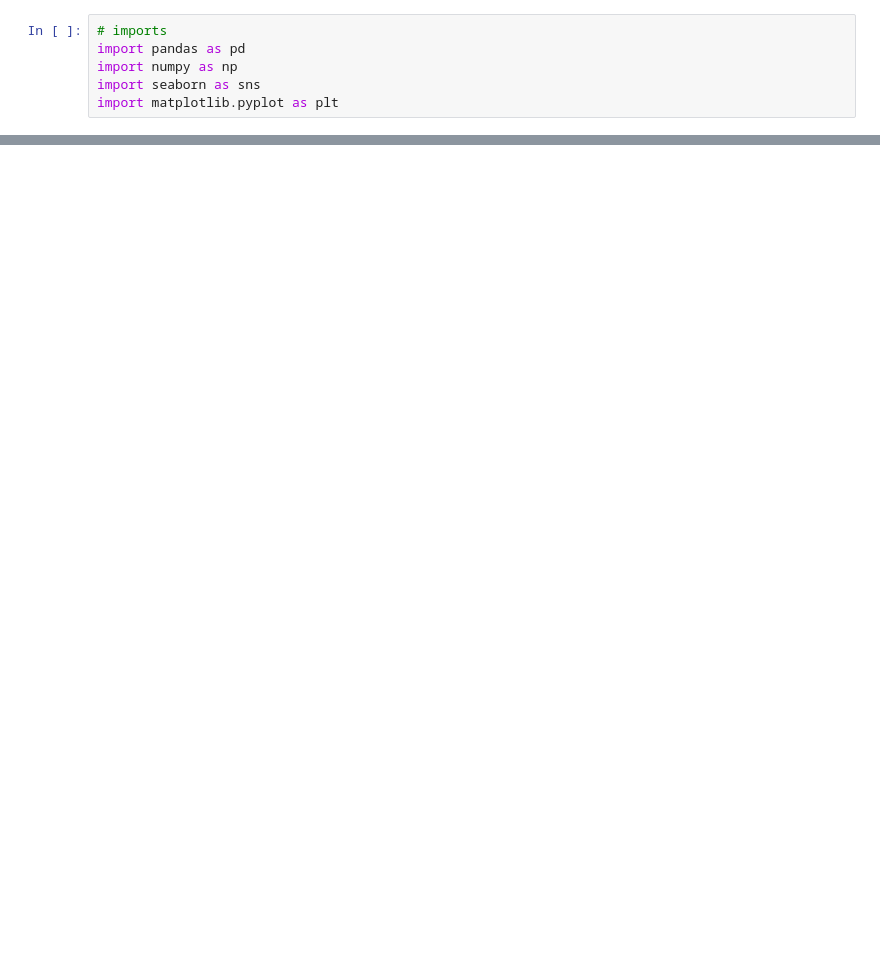
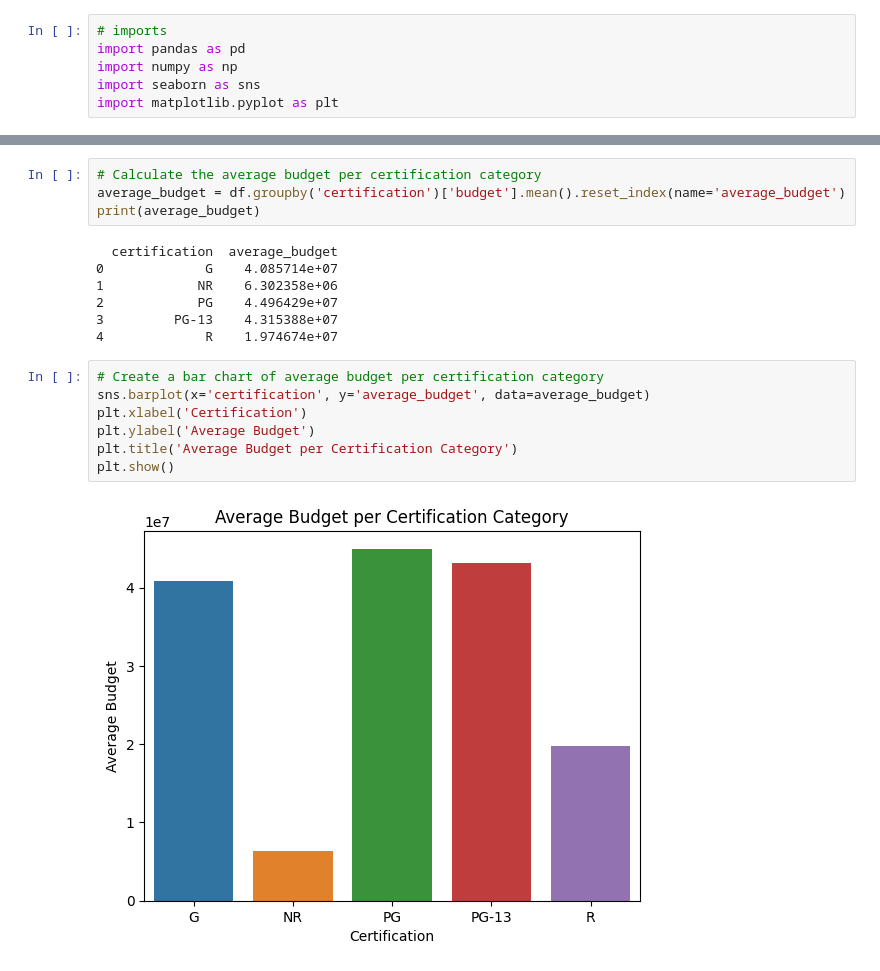
Before and after one commit to AbigailBojorquez/Project-3, a Jupyter notebook: Project 3 part 2 EDA.ipynb, the cells around one changed output, grey strips where cells are left out. Saved outputs shown, nothing was run; the diff lists cells and outputs as text; blank space fills up the shorter version.

```diff
--- a/Project 3 part 2 EDA.ipynb
+++ b/Project 3 part 2 EDA.ipynb
@@ -38,0 +94,20 @@ memory usage: 131.8+ KB
+# %%
+# Calculate the average budget per certification category
+average_budget = df.groupby('certification')['budget'].mean().reset_index(name='average_budget')
+print(average_budget)
+# %% [output]
+  certification  average_budget
+0             G    4.085714e+07
+1            NR    6.302358e+06
+2            PG    4.496429e+07
+3         PG-13    4.315388e+07
+4             R    1.974674e+07
+# %%
+# Create a bar chart of average budget per certification category
+sns.barplot(x='certification', y='average_budget', data=average_budget)
+plt.xlabel('Certification')
+plt.ylabel('Average Budget')
+plt.title('Average Budget per Certification Category')
+plt.show()
+# %% [output]
+[figure, added]
```
Also changed, not shown: parts of 11 cells of this notebook.
